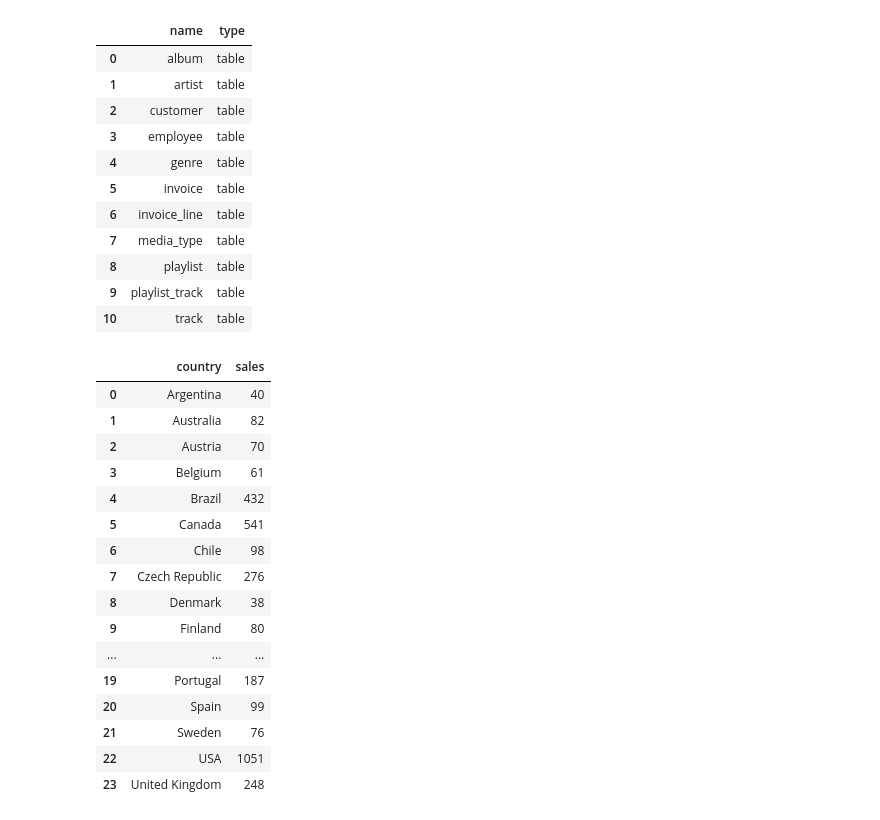
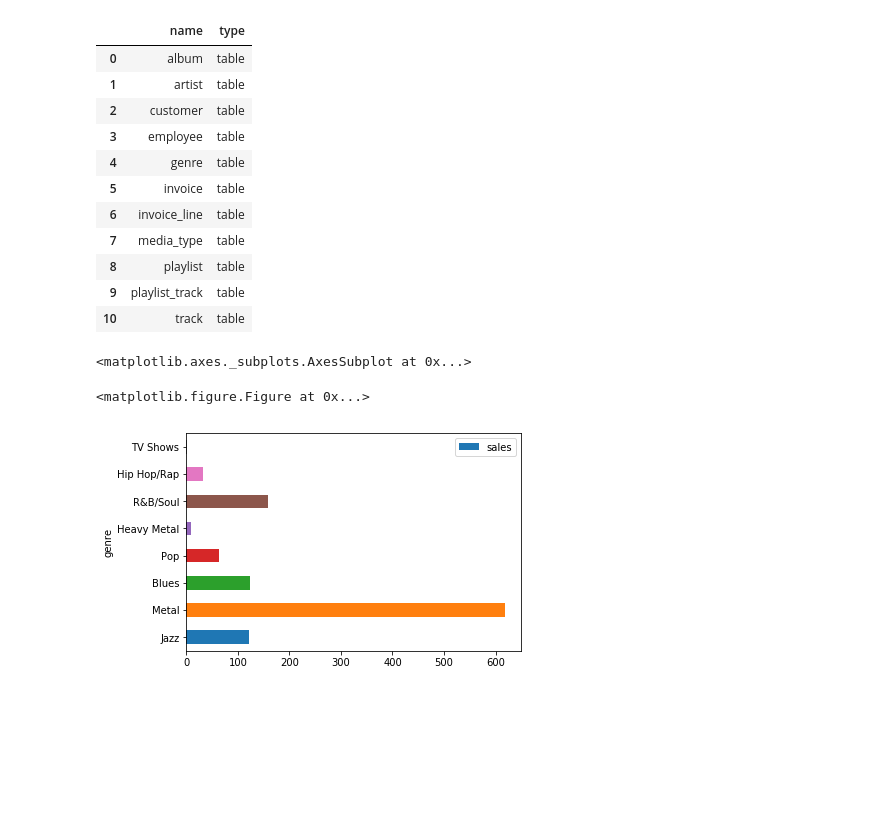
Before and after one commit to djmor12/Metis, a Jupyter notebook: SQL/Guided Project_ Answering Business Questions using SQL/Basics.ipynb, the cells around one changed output. Drawn from its saved outputs; the diff is of its cells as text; code cells hidden in the pictures; blank space fills up the shorter version.

```diff
--- a/SQL/Guided Project_ Answering Business Questions using SQL/Basics.ipynb
+++ b/SQL/Guided Project_ Answering Business Questions using SQL/Basics.ipynb
@@ -37,28 +37,14 @@ q = "WITH\
     intr as (SELECT inv.billing_country ct, genre_id genre FROM track t \
              INNER JOIN invoice_line il ON il.track_id=t.track_id\
              INNER JOIN invoice inv ON inv.invoice_id=il.invoice_id)\
-    SELECT intr.ct country, count(*) sales FROM intr\
+    SELECT g.name genre, count(*) sales FROM intr\
     INNER JOIN genre g ON g.genre_id=intr.genre\
-    GROUP BY country;"
+    GROUP BY genre HAVING intr.ct='USA';"
 genre_sales_usa = run_query(q)
-# %%
-
-genre_sales_usa.hist(ax=ax)
-# %% [output]
-|  | country | sales |
-| 0 | Argentina | 40 |
-| 1 | Australia | 82 |
-| 2 | Austria | 70 |
-| 3 | Belgium | 61 |
-| 4 | Brazil | 432 |
-| 5 | Canada | 541 |
-| 6 | Chile | 98 |
-| 7 | Czech Republic | 276 |
-| 8 | Denmark | 38 |
-| 9 | Finland | 80 |
-| ... | ... | ... |
-| 19 | Portugal | 187 |
-| 20 | Spain | 99 |
-| 21 | Sweden | 76 |
-| 22 | USA | 1051 |
-| 23 | United Kingdom | 248 |
+# %%
+fig = plt.figure(figsize=(10,10))
+genre_sales_usa.plot.barh('genre', 'sales')
+# %% [output]
+<matplotlib.axes._subplots.AxesSubplot at 0x...>
+<matplotlib.figure.Figure at 0x...>
+[figure, added]
```
Also changed, not shown: parts of 11 cells of this notebook, 3 other files.
